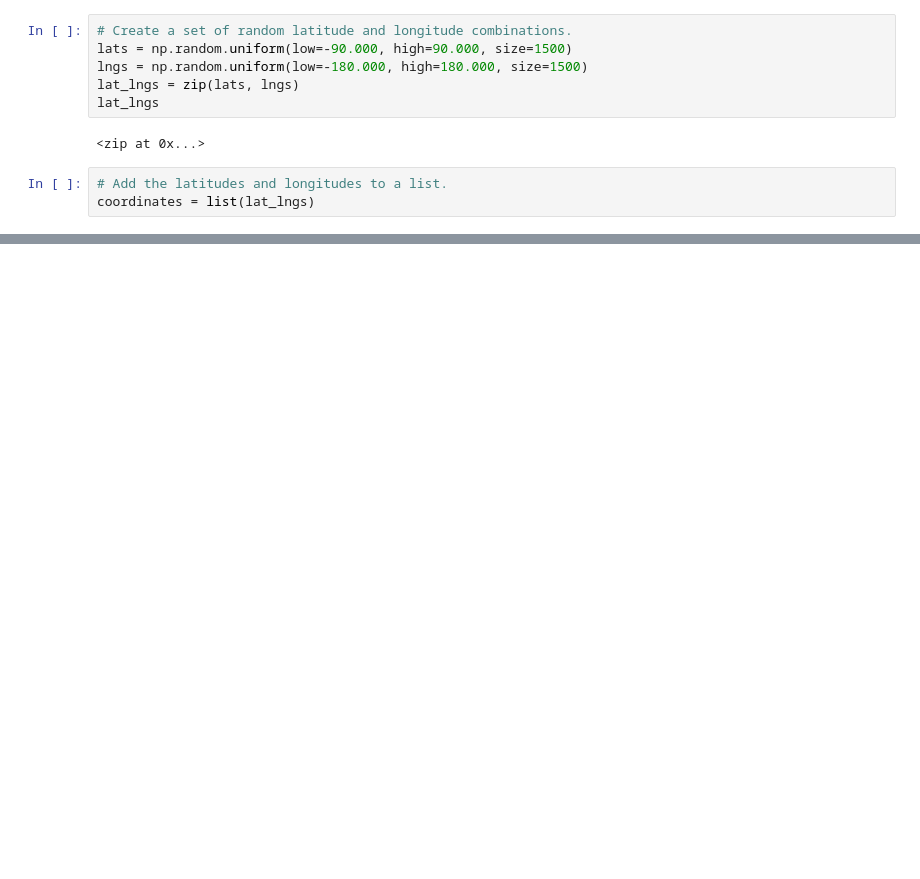
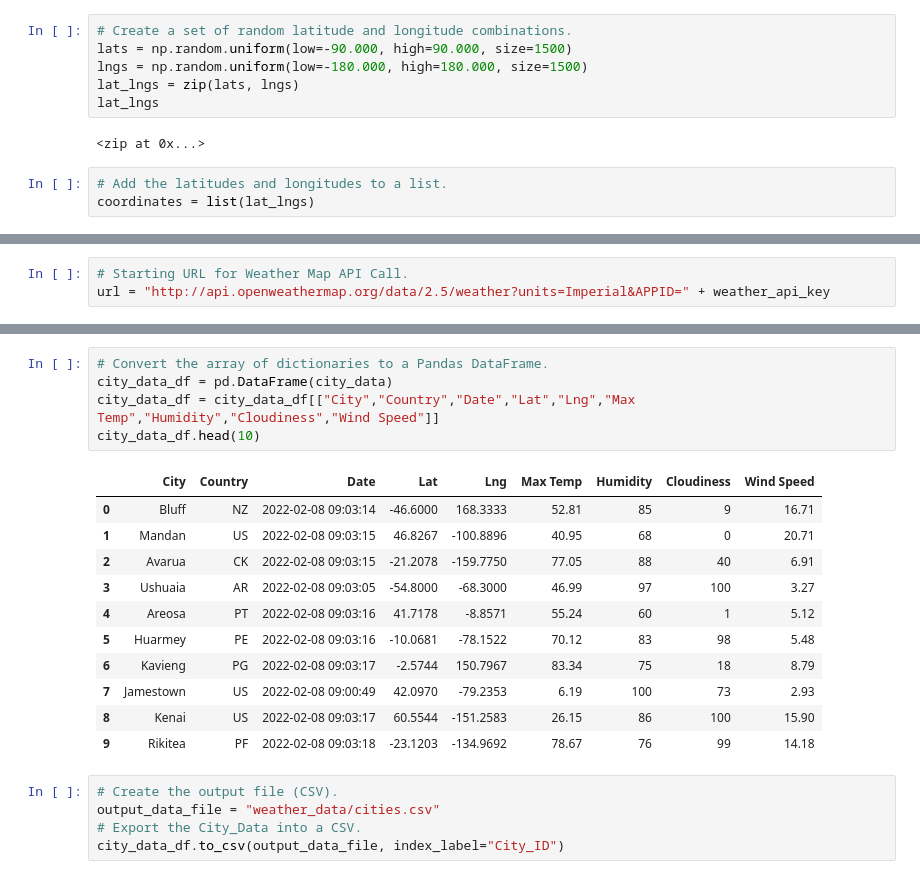
Before and after one commit to aneou/World_Weather_Analysis, a Jupyter notebook: WeatherPy.ipynb, the cells around one changed output, grey strips where cells are left out. Cells and saved outputs as stored; diff of their text form; blank space fills up the shorter version.

```diff
--- a/WeatherPy.ipynb
+++ b/WeatherPy.ipynb
@@ -30,0 +37,3 @@ len(cities)
+# %%
+# Starting URL for Weather Map API Call.
+url = "http://api.openweathermap.org/data/2.5/weather?units=Imperial&APPID=" + weather_api_key
@@ -30,0 +116,22 @@ len(cities)
+# %%
+# Convert the array of dictionaries to a Pandas DataFrame.
+city_data_df = pd.DataFrame(city_data)
+city_data_df = city_data_df[["City","Country","Date","Lat","Lng","Max Temp","Humidity","Cloudiness","Wind Speed"]]
+city_data_df.head(10)
+# %% [output]
+|  | City | Country | Date | Lat | Lng | Max Temp | Humidity | Cloudiness | Wind Speed |
+| 0 | Bluff | NZ | 2022-02-08 09:03:14 | -46.6000 | 168.3333 | 52.81 | 85 | 9 | 16.71 |
+| 1 | Mandan | US | 2022-02-08 09:03:15 | 46.8267 | -100.8896 | 40.95 | 68 | 0 | 20.71 |
+| 2 | Avarua | CK | 2022-02-08 09:03:15 | -21.2078 | -159.7750 | 77.05 | 88 | 40 | 6.91 |
+| 3 | Ushuaia | AR | 2022-02-08 09:03:05 | -54.8000 | -68.3000 | 46.99 | 97 | 100 | 3.27 |
+| 4 | Areosa | PT | 2022-02-08 09:03:16 | 41.7178 | -8.8571 | 55.24 | 60 | 1 | 5.12 |
+| 5 | Huarmey | PE | 2022-02-08 09:03:16 | -10.0681 | -78.1522 | 70.12 | 83 | 98 | 5.48 |
+| 6 | Kavieng | PG | 2022-02-08 09:03:17 | -2.5744 | 150.7967 | 83.34 | 75 | 18 | 8.79 |
+| 7 | Jamestown | US | 2022-02-08 09:00:49 | 42.0970 | -79.2353 | 6.19 | 100 | 73 | 2.93 |
+| 8 | Kenai | US | 2022-02-08 09:03:17 | 60.5544 | -151.2583 | 26.15 | 86 | 100 | 15.90 |
+| 9 | Rikitea | PF | 2022-02-08 09:03:18 | -23.1203 | -134.9692 | 78.67 | 76 | 99 | 14.18 |
+# %%
+# Create the output file (CSV).
+output_data_file = "weather_data/cities.csv"
+# Export the City_Data into a CSV.
+city_data_df.to_csv(output_data_file, index_label="City_ID")
```
Also changed, not shown: parts of 3 cells of this notebook, 2 other files.
